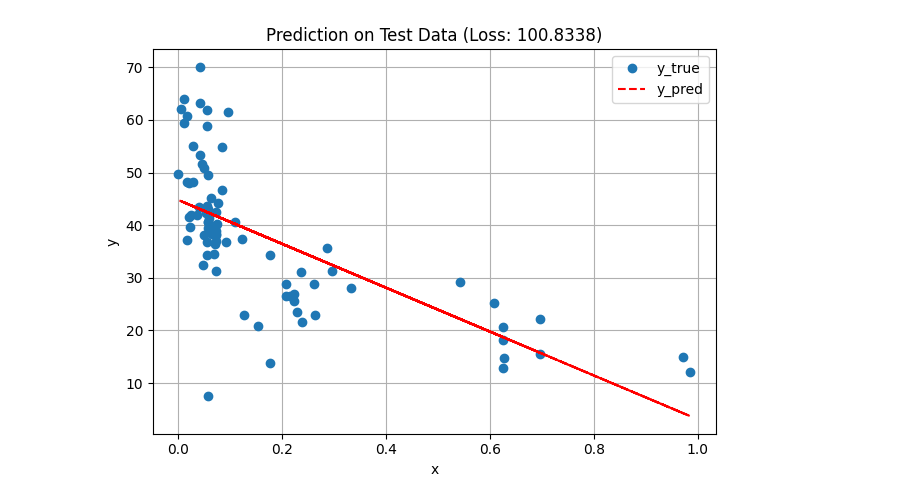
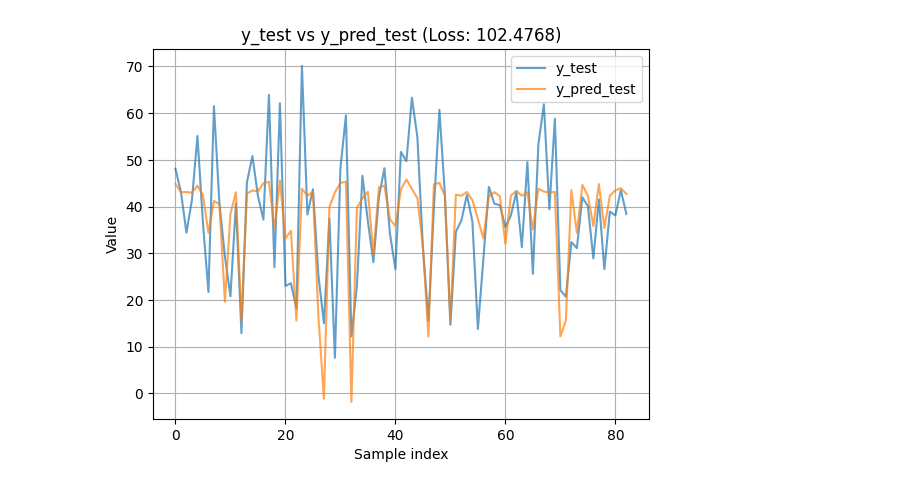
Before and after one commit to bp2881/machinelearning-algo, a Jupyter notebook: LinearRegression_ov.ipynb, the cells around one changed output. Drawn from its saved outputs; the diff is of its cells as text; code cells hidden in the pictures.

```diff
--- a/LinearRegression_ov.ipynb
+++ b/LinearRegression_ov.ipynb
@@ -76,15 +71,13 @@ Testing Loss: 100.8338
-# %%
-## Prediction on Test Data (One var)
-plt.scatter(x_test, y_test, label='y_true')
-plt.plot(x_test, y_pred_test.detach().numpy(), 'r--', label='y_pred')
-
-plt.xlabel('x')
-plt.ylabel('y')
-plt.title(f'Prediction on Test Data (Loss: {test_loss})')
-plt.legend()
-plt.grid(True)
-
-plt.tight_layout()
-plt.show()
-# %% [output]
-[figure, removed]
+# %%
+plt.figure()
+plt.plot(y_test, label="y_test", alpha=0.7)
+plt.plot(y_pred_test, label="y_pred_test", alpha=0.7)
+
+plt.xlabel("Sample index")
+plt.ylabel("Value")
+plt.title(f"y_test vs y_pred_test (Loss: {test_loss})")
+plt.legend()
+plt.grid(True)
+plt.show()
+# %% [output]
+[figure, added]
```
Also changed, not shown: parts of 4 cells of this notebook, 4 other files.
